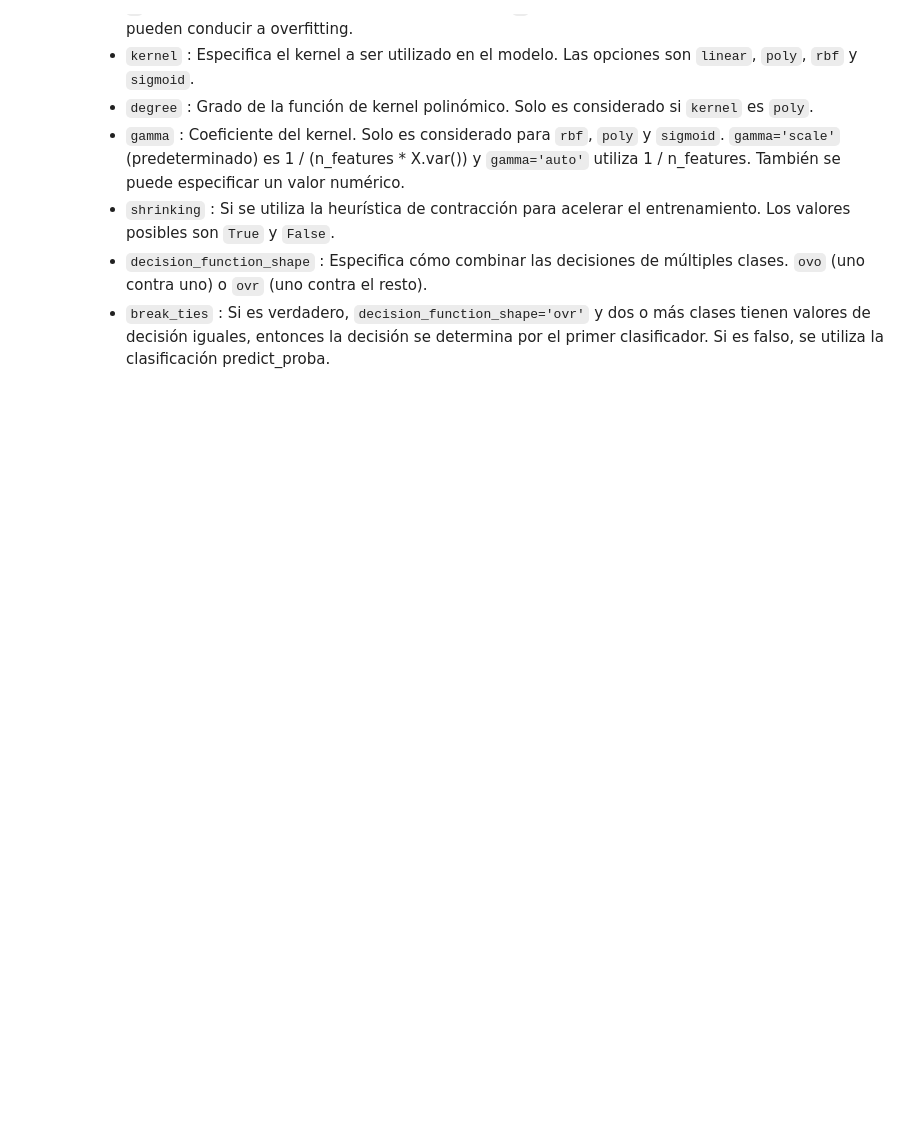
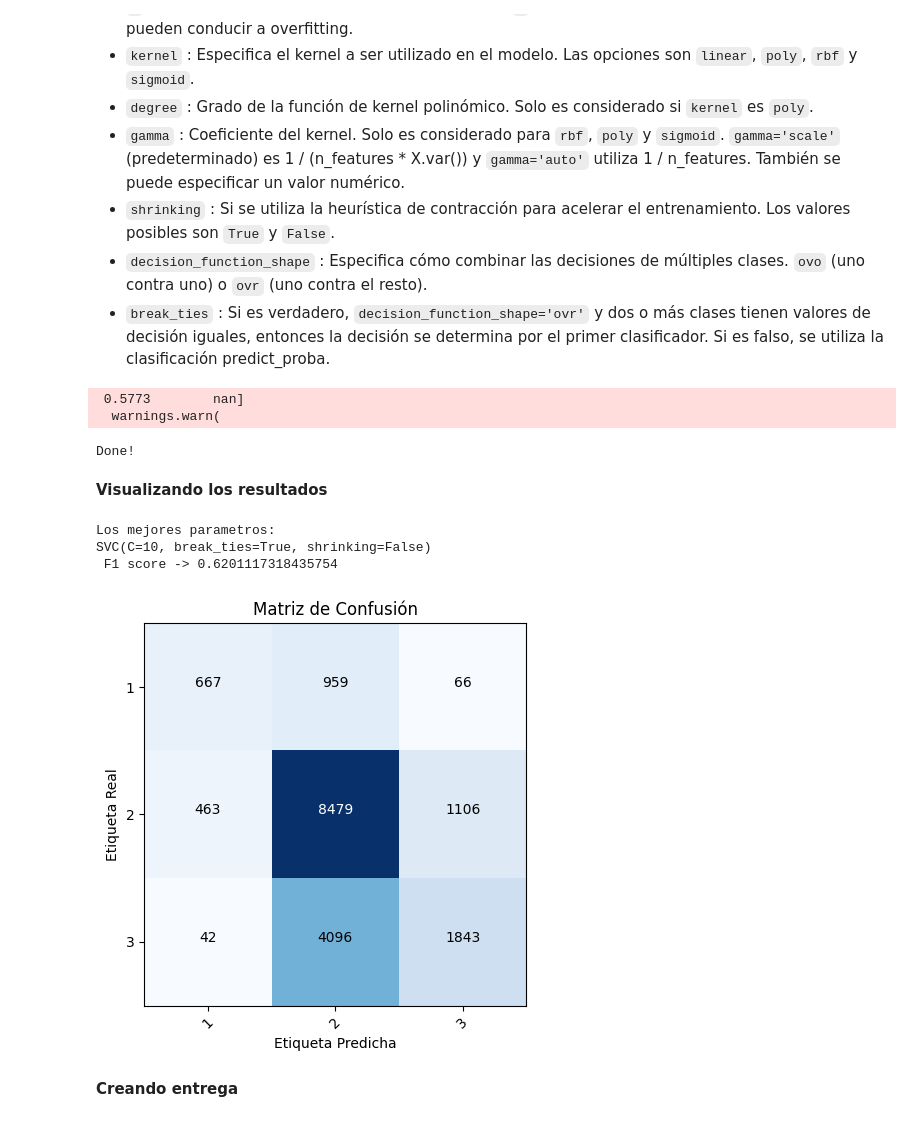
Before and after one commit to IgnacioBarb/Actividades-SNS, a Jupyter notebook: Actividad 3.10/Actividad3.10.ipynb, the cells around one changed output. Drawn from its saved outputs; the diff is of its cells as text; code cells hidden in the pictures; blank space fills up the shorter version.

```diff
--- a/Actividad 3.10/Actividad3.10.ipynb
+++ b/Actividad 3.10/Actividad3.10.ipynb
@@ -248,29 +364,48 @@ print(f'Los mejores parametros: \n{random_knc.best_estimator_} \n F1 score -> {s
 # %%
 from sklearn.svm import SVC
 from sklearn.model_selection import RandomizedSearchCV
-from sklearn.metrics import f1_score
 
 # Definir los hiperparámetros a explorar en el modelo
 param_dist = {
-    'C': [0.1, 1, 10, 100],
+    'C': [1, 10],
     'kernel': ['linear', 'poly', 'rbf', 'sigmoid'],
     'degree': [2, 3, 4, 5],
-    'gamma': ['scale', 'auto', 0.1, 0.01, 0.001, 0.0001],
-    'shrinking': [True, False],
+    'gamma': ['scale', 'auto'],
+    'shrinking': [False],
     'decision_function_shape': ['ovo', 'ovr'],
     'break_ties': [True, False]
 }
 
 # Crear un objeto SVC y aplicar la búsqueda aleatoria de hiperparámetros
 svm = SVC()
-random_svm = RandomizedSearchCV(estimator=svm, param_distributions=param_dist, cv=5, random_state=0)
-random_svm.fit(X_train, y_train)
 
-# Realizar predicciones con el mejor modelo obtenido
-predY = random_svm.best_estimator_.predict(X_test)
-
-# Evaluar el modelo mediante el cálculo del F1 score
-score = f1_score(y_train, predY, average='micro', labels=[1,2,3])
-
-# Evaluar el modelo mediante el cálculo del F1 score
-print(f'Los mejores parametros: \n{random_svm.best_estimator_} \n F1 score -> {score}')
+random_svm = RandomizedSearchCV(estimator=svm, param_distributions=param_dist, cv=5, random_state=0, n_jobs=-1)
+random_svm.fit(Xtrain[:40000], ytrain[:40000])
+print('Done!')
+# %% [output]
+ 0.5773        nan]
+  warnings.warn(
+Done!
+# %% [markdown]
+**Visualizando los resultados**
+# %%
+from sklearn.metrics import f1_score
+
+# Realizar predicciones con el mejor modelo obtenido
+predY = random_svm.best_estimator_.predict(Xtest)
+
+# Evaluar el modelo mediante el cálculo del F1 score
+score = f1_score(ytest, predY, average='micro', labels=[1,2,3])
+
+# Imprimir los mejores parámetros encontrados y el F1 score obtenido
+print(f'Los mejores parametros: \n{random_svm.best_params_} \n F1 score -> {score}')
+
+# Imprimir matriz de confusión
+plot_confusion_matrix(ytest, predY, classes = unique_labels(ytest, predY))
+# %% [output]
+Los mejores parametros:
+SVC(C=10, break_ties=True, shrinking=False)
+ F1 score -> 0.6201117318435754
+[figure, added]
+# %% [markdown]
+**Creando entrega**
```
Also changed, not shown: parts of 38 cells of this notebook.
